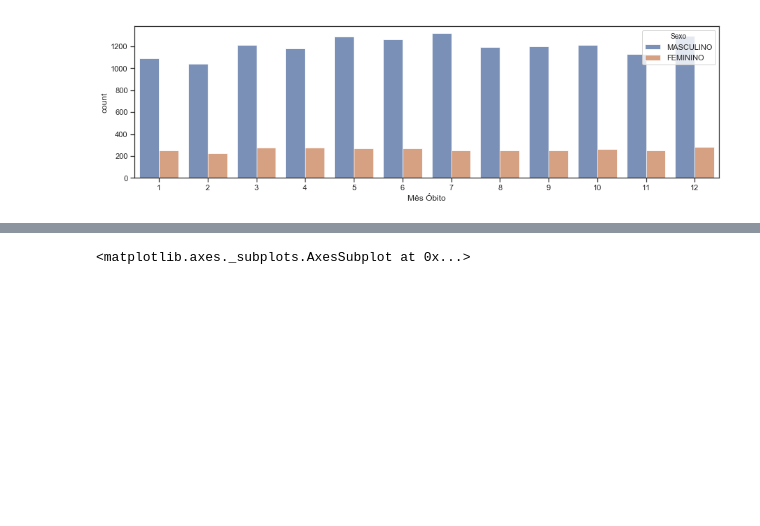
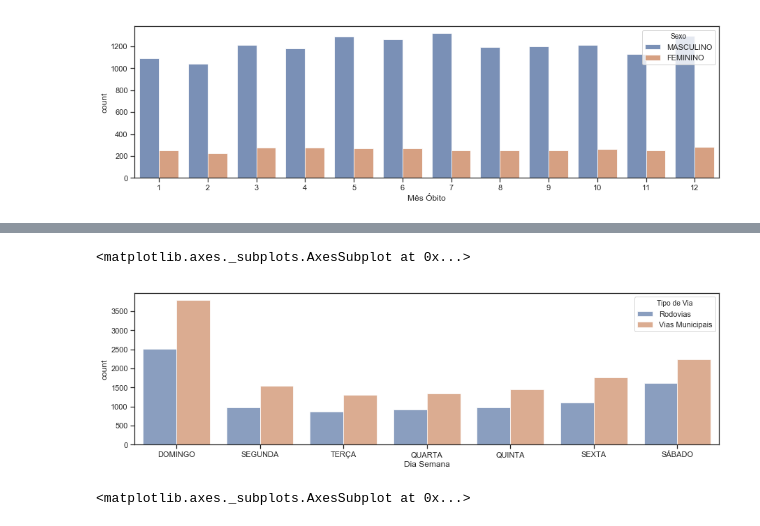
Before and after one commit to anabeatrizfig/Traffic-Accidents-INFOSIGA_S-o-Paulo-Brazil, a Jupyter notebook: INFOSIGA.ipynb, the cells around one changed output, grey strips where cells are left out. Saved outputs shown, nothing was run; the diff lists cells and outputs as text; code cells hidden in the pictures; blank space fills up the shorter version.

```diff
--- a/INFOSIGA.ipynb
+++ b/INFOSIGA.ipynb
@@ -1106,3 +1107,9 @@ sns.countplot(x='Dia Semana', hue= 'Sexo', data=base_all_3, alpha = alp)
+# %%
+sns.countplot(x='Dia Semana', hue= 'Tipo de Via', data=base_all_3, alpha = alp,
+             order=['DOMINGO', 'SEGUNDA', 'TERÇA', 'QUARTA', 'QUINTA', 'SEXTA', 'SÁBADO'])
+# %% [output]
+<matplotlib.axes._subplots.AxesSubplot at 0x...>
+[figure, added]
 # %%
 sns.countplot(x='Turno', hue= 'Sexo', data=base_all_3, alpha = alp)
 # %% [output]
```
Also changed, not shown: parts of 23 cells of this notebook.
